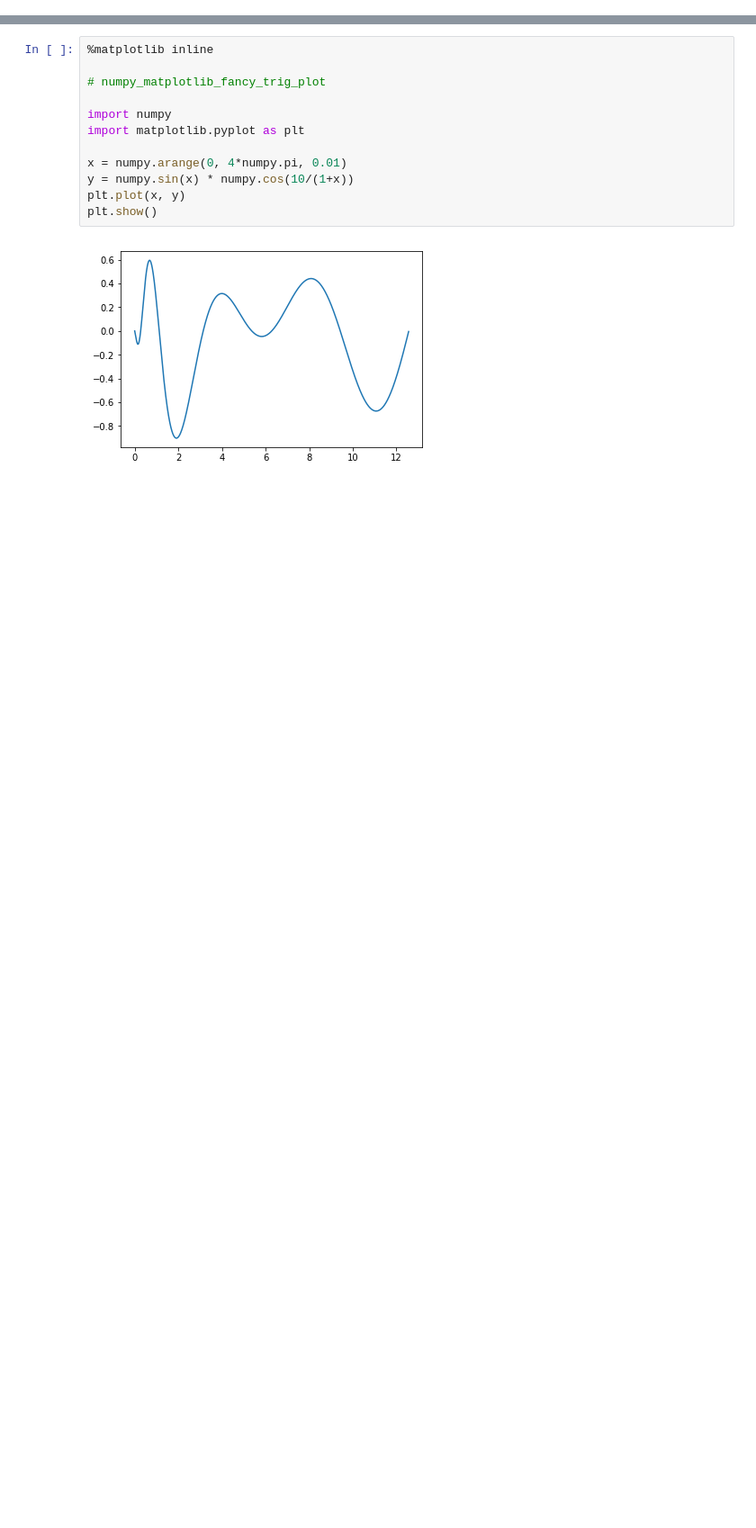
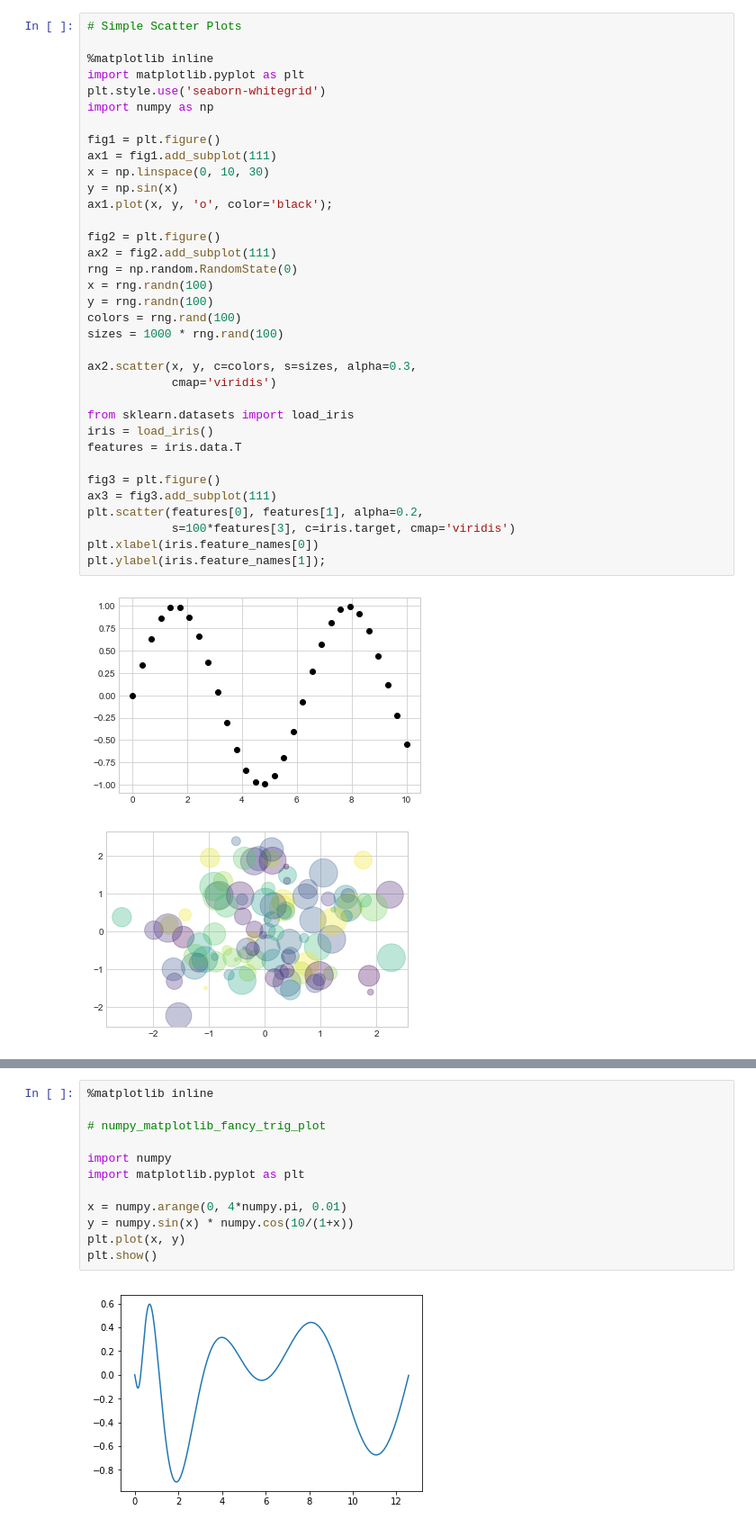
Before and after one commit to ThatGuyWithTheHat/Py_Jupyter, a Jupyter notebook: 09_Matplotlib.ipynb, the cells around one changed output, grey strips where cells are left out. Shown at 90% size. Drawn from its saved outputs; the diff is of its cells as text; blank space fills up the shorter version.

```diff
--- a/09_Matplotlib.ipynb
+++ b/09_Matplotlib.ipynb
@@ -7,0 +34,38 @@ See: https://matplotlib.org/gallery.html#lines_bars_and_markers
+# %%
+# Simple Scatter Plots
+
+%matplotlib inline
+import matplotlib.pyplot as plt
+plt.style.use('seaborn-whitegrid')
+import numpy as np
+
+fig1 = plt.figure()
+ax1 = fig1.add_subplot(111)
+x = np.linspace(0, 10, 30)
+y = np.sin(x)
+ax1.plot(x, y, 'o', color='black');
+
+fig2 = plt.figure()
+ax2 = fig2.add_subplot(111)
+rng = np.random.RandomState(0)
+x = rng.randn(100)
+y = rng.randn(100)
+colors = rng.rand(100)
+sizes = 1000 * rng.rand(100)
+
+ax2.scatter(x, y, c=colors, s=sizes, alpha=0.3,
+            cmap='viridis')
+
+from sklearn.datasets import load_iris
+iris = load_iris()
+features = iris.data.T
+
+fig3 = plt.figure()
+ax3 = fig3.add_subplot(111)
+plt.scatter(features[0], features[1], alpha=0.2,
+            s=100*features[3], c=iris.target, cmap='viridis')
+plt.xlabel(iris.feature_names[0])
+plt.ylabel(iris.feature_names[1]);
+# %% [output]
+[figure, added]
+[figure, added]
```
Also changed, not shown: parts of 6 cells of this notebook.
